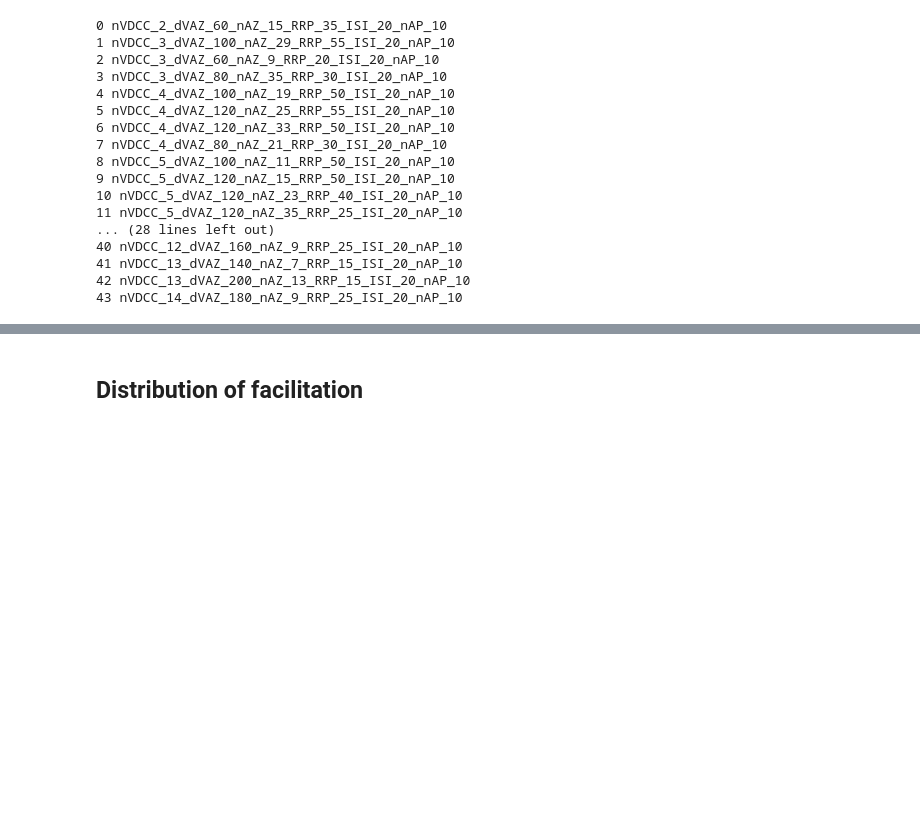
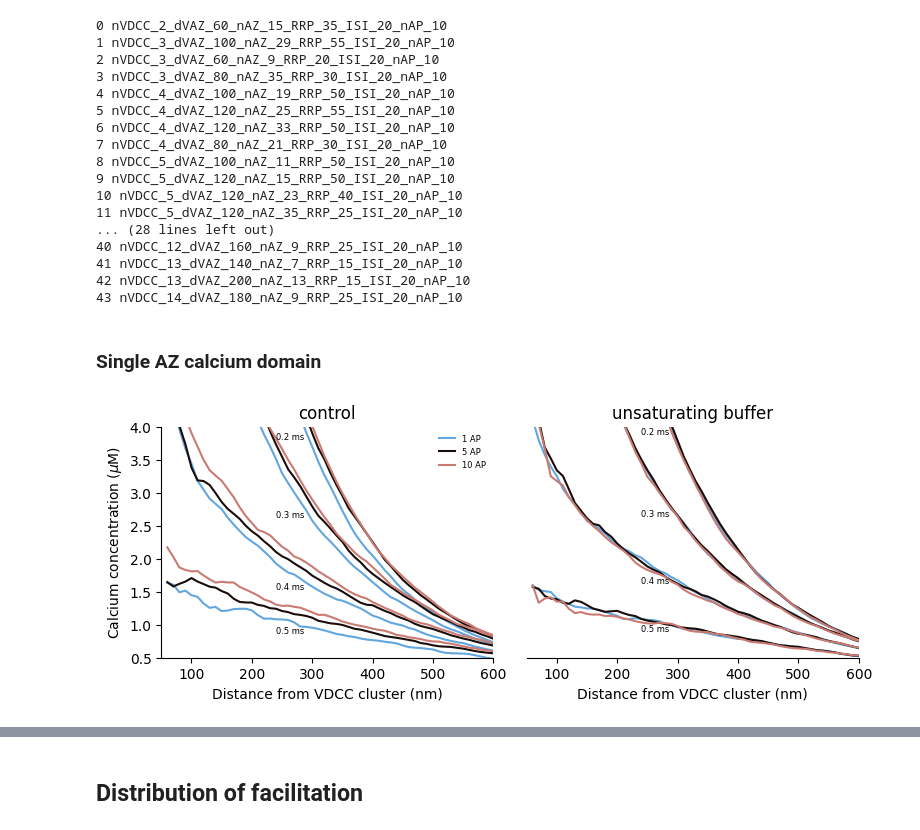
Before and after one commit to nishs1729/MFB, a Jupyter notebook: scripts_plotting/plots_mechanism.ipynb, the cells around one changed output, grey strips where cells are left out. Drawn from its saved outputs; the diff is of its cells as text; code cells hidden in the pictures; blank space fills up the shorter version.

```diff
--- a/scripts_plotting/plots_mechanism.ipynb
+++ b/scripts_plotting/plots_mechanism.ipynb
@@ -5,12 +5,14 @@ import pandas as pd
 import pickle as pk
 import matplotlib.pyplot as plt
 from matplotlib import cm
+import matplotlib as mpl
 from itertools import product
 from scipy.optimize import curve_fit as cfit
 
 sys.path.insert(0, '../scripts_analysis')
 from analysis import *
 from peaks import  detect_peaks
+from util import *
 
 plt.style.use('dark_background')
 plt.rcParams.update(plt.rcParamsDefault)
@@ -23,9 +25,8 @@ simTypes = {
 }
 #print(simTypes)
 
-dataPath = "/media/nishant/4tb/output/MFB/"
-resultPath = "/home/nishant/lab/project_MFB/data/"
-figPath = "/home/nishant/lab/project_MFB/plots/facilitation"
+resultPath = "../data/"
+figPath = "../plots/mechanism/"
 setupLoc = '../model_mcell'
 
 designs = np.genfromtxt(os.path.join(setupLoc, 'representative_designs.txt'), dtype=str)
@@ -48,3 +49,5 @@ for i,d in enumerate(designs): print(i, d)
 41 nVDCC_13_dVAZ_140_nAZ_7_RRP_15_ISI_20_nAP_10
 42 nVDCC_13_dVAZ_200_nAZ_13_RRP_15_ISI_20_nAP_10
 43 nVDCC_14_dVAZ_180_nAZ_9_RRP_25_ISI_20_nAP_10
+# %% [markdown]
+### Single AZ calcium domain
@@ -50,0 +75,41 @@ for i,d in enumerate(designs): print(i, d)
+# %%
+bins = np.arange(0,0.81,0.01)
+stpoints = [2600, 82600, 182600]
+tpoints = range(0, 301, 100)
+APs = [1,5,10]
+simtypes = {'control': 'control', 'unsaturating buffer': 'const_buffer'}#, 'no_buffer']
+
+fig, axs = plt.subplots(1,len(simtypes), figsize=(9,3), sharex=True, sharey=True)
+fig.subplots_adjust(wspace=0.1)
+cmap = mpl.colormaps['berlin'] # 'viridis', 'managua', 'berlin'
+lcolors = cmap(np.linspace(0.1, 0.9, len(stpoints)))
+
+to_nm = 1000 # convert um to nm
+for i,(key,simtype) in enumerate(simtypes.items()):
+    for k,start in enumerate(stpoints):
+        label = f'{APs[k]} AP'
+        for j,tpoint in enumerate(tpoints):
+            bins, density = get_conc_along_radius(simtype, start+tpoint, bins=bins)
+            density = sp.signal.savgol_filter(density, 7, 3)
+            axs[i].plot(bins[6:]*to_nm, density[5:], color=lcolors[k], label=label)
+            label = None
+            if not k:
+                axs[i].text(bins[29]*to_nm-50, density[28]-0.1, f'{(tpoint+200)/1000:.1f} ms', fontsize=6)
+    axs[i].set_title(key)
+    axs[i].set_xlabel('Distance from VDCC cluster (nm)')
+
+axs[0].set_ylabel(r'Calcium concentration ($\mu$M)')
+axs[1].spines["left"].set_visible(False)
+axs[0].legend(frameon=False, fontsize=6)
+axs[1].tick_params(axis='y', size=0)
+for ax in axs.ravel():
+    ax.spines["top"].set_visible(False)
+    ax.spines["right"].set_visible(False)
+    ax.set_xlim(50, 600)
+    ax.set_ylim(0.5,4)
+
+fig.savefig(os.path.join(figPath, 'ca_domain.svg'), dpi=300,
+            bbox_inches='tight', transparent=True)
+plt.show()
+# %% [output]
+[figure, added]
```
Also changed, not shown: parts of 7 cells of this notebook, 5 other files.
